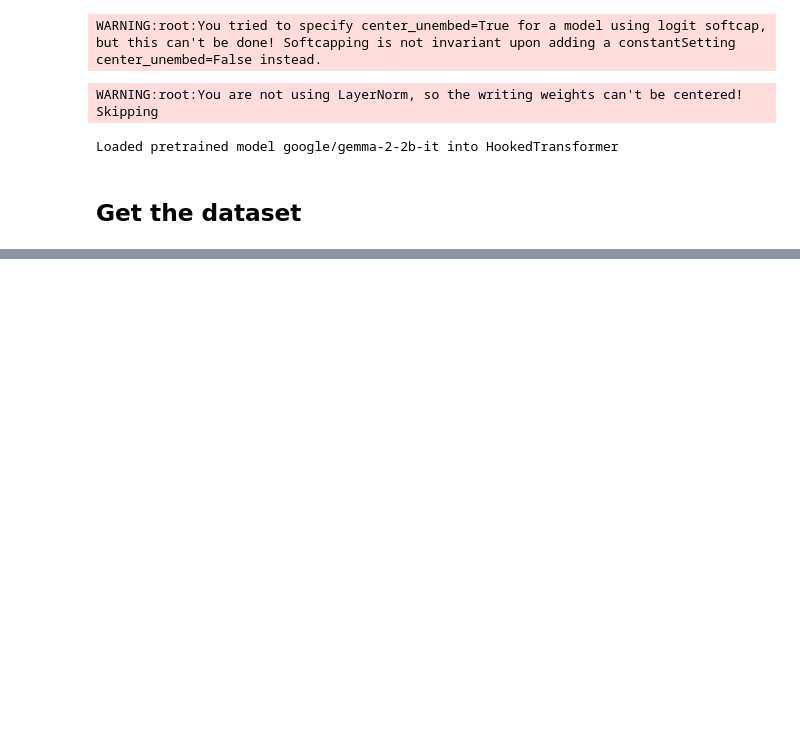
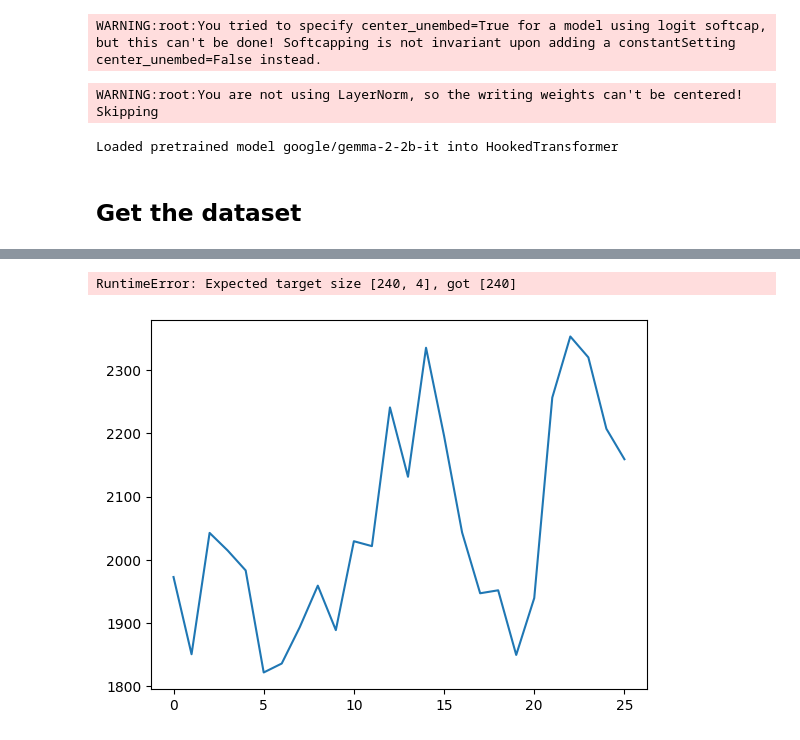
Before and after one commit to gboxo/GemmaExploration, a Jupyter notebook: main.ipynb, the cells around one changed output, grey strips where cells are left out. Drawn from its saved outputs; the diff is of its cells as text; code cells hidden in the pictures; blank space fills up the shorter version.

```diff
--- a/main.ipynb
+++ b/main.ipynb
@@ -63,0 +68,20 @@ sns.histplot(tokens['attention_mask'].sum(dim = -1)-starts_model_turn_pos)
+# %%
+from functools import partial
+tokens = model.to_tokens(final_text,prepend_bos = False)
+def caching_hook(activations, hook, pos = None):
+    cache[hook.name] = activations.to("cpu")[:,pos+1,:]
+
+all_acts = {}
+for i,t in tqdm.tqdm(enumerate(tokens)):
+    pos = starts_model_turn_pos[i]
+    hook_fn = partial(caching_hook, pos = pos)
+    cache = {}
+    with model.hooks(fwd_hooks=[(get_act_name("pre",i),hook_fn) for i in range(0,model.cfg.n_layers)]),torch.no_grad():
+        _ = model(t)
+        all_acts[f"Query {i}"] = cache
+
+
+acts = torch.stack([torch.stack([v for k,v in val.items()])for key,val in all_acts.items()])
+tokens = model.tokenizer(final_text, return_tensors = "pt", padding = True, )
+lengths = (tokens['attention_mask'].sum(dim = -1)-starts_model_turn_pos).tolist()
+lengths = torch.tensor(lengths, dtype=torch.float32)
@@ -63,0 +167,13 @@ sns.histplot(tokens['attention_mask'].sum(dim = -1)-starts_model_turn_pos)
+# %%
+all_test_losses = []
+for i in range(model.cfg.n_layers):
+    act = acts[:,i,:,:]
+    k_idx, test_loss = train_classification_probe(act,lengths)
+    all_test_losses.append(test_loss)
+# %% [output]
+RuntimeError: Expected target size [240, 4], got [240]
+# %%
+sns.lineplot(all_test_losses)
+plt.show()
+# %% [output]
+[figure, added]
```
Also changed, not shown: parts of 19 cells of this notebook.
